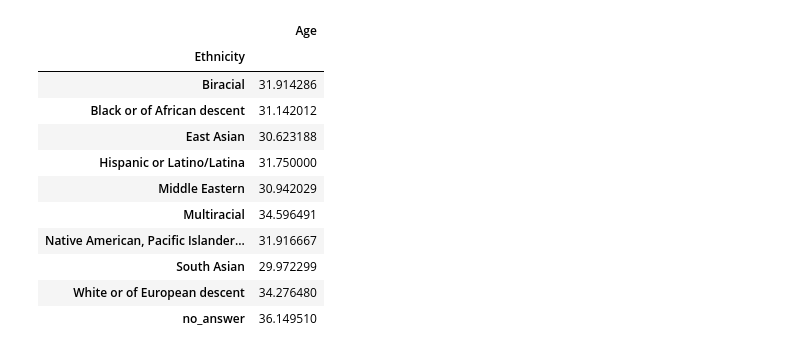
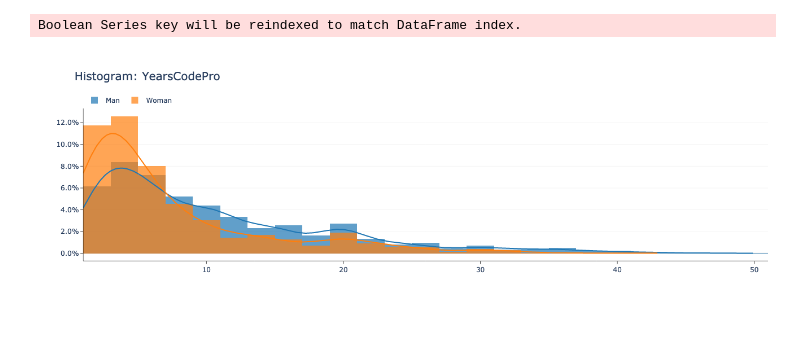
Before and after one commit to whoisnnamdi/highest-paid-software-developer-2019, a Jupyter notebook: dev-pay-2.ipynb, the cells around one changed output. Cells and saved outputs as stored; diff of their text form; code cells hidden in the pictures.

```diff
--- a/dev-pay-2.ipynb
+++ b/dev-pay-2.ipynb
@@ -184,3 +20,5 @@ for i, col in enumerate(num_columns):
+# %%
+data_2019 = data_prep.bucketize(data_2019)
 # %%
-controls = create_controls(data_2019, "Income")
+controls = data_prep.create_controls(data_2019, "Income")
 # %%
@@ -704,15 +59,5 @@ data_2019[data_2019["YearsCodePro"] > -1].groupby(["Ethnicity"]).mean()[["YearsC
-# %%
-data_2019.groupby(["Ethnicity"]).mean()[["Age"]]
-# %% [output]
-|  | Age |
-| Ethnicity |  |
-| Biracial | 31.914286 |
-| Black or of African descent | 31.142012 |
-| East Asian | 30.623188 |
-| Hispanic or Latino/Latina | 31.750000 |
-| Middle Eastern | 30.942029 |
-| Multiracial | 34.596491 |
-| Native American, Pacific Islander... | 31.916667 |
-| South Asian | 29.972299 |
-| White or of European descent | 34.276480 |
-| no_answer | 36.149510 |
+# %%
+data_viz.output_kde(data_2019, "YearsCodePro", "Gender", ["Man", "Woman"], False)
+# %% [output]
+Boolean Series key will be reindexed to match DataFrame index.
+[figure, added]
```
Also changed, not shown: parts of 30 cells of this notebook, 3 other files.
